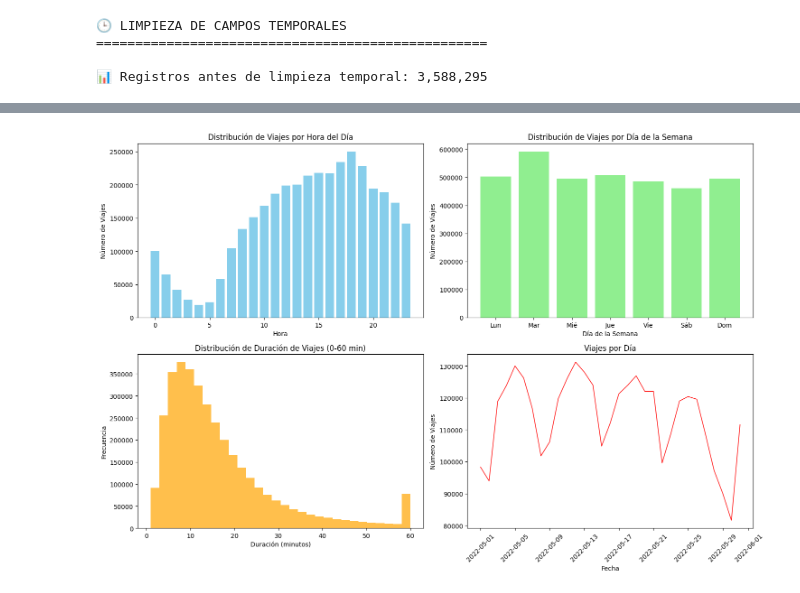
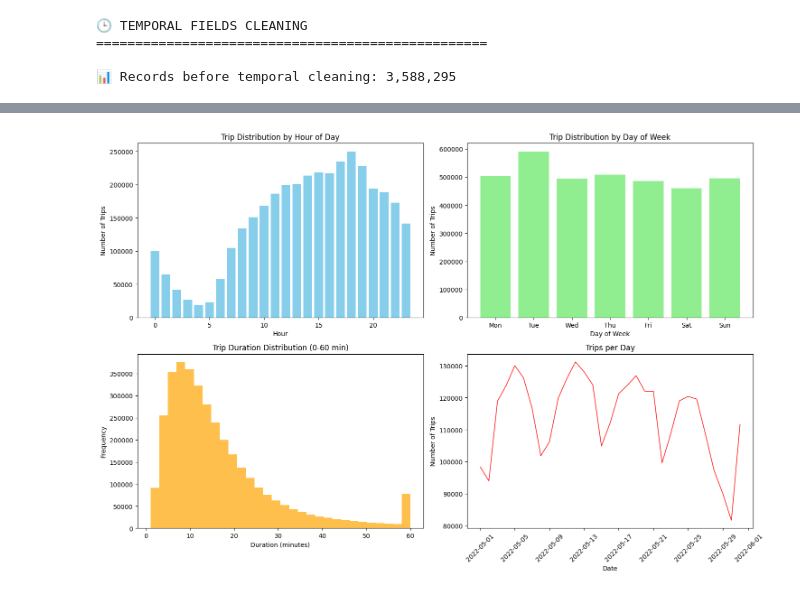
Before and after one commit to RicardoFW11/nyc_taxi_project, a Jupyter notebook: notebooks/02_preprocessing_pipeline.ipynb, the cells around one changed output, grey strips where cells are left out. Cells and saved outputs as stored; diff of their text form; code cells hidden in the pictures.

```diff
--- a/notebooks/02_preprocessing_pipeline.ipynb
+++ b/notebooks/02_preprocessing_pipeline.ipynb
@@ -258,83 +258,83 @@ else:
 # %%
-# Ejecutar limpieza de datos temporales
-print("🕒 LIMPIEZA DE CAMPOS TEMPORALES")
+# Execute temporal data cleaning
+print("🕒 TEMPORAL FIELDS CLEANING")
 print("="*50)
 
-# Obtener estadísticas antes de la limpieza
+# Get statistics before cleaning
 initial_count = len(preprocessor.df)
-print(f"\n📊 Registros antes de limpieza temporal: {initial_count:,}")
+print(f"\n📊 Records before temporal cleaning: {initial_count:,}")
 
-# Ejecutar limpieza temporal
+# Execute temporal cleaning
 cleaned_temporal = preprocessor.clean_datetime_fields()
 temporal_stats = preprocessor.preprocessing_stats['datetime_cleaning']
 
-print(f"\n🧹 RESULTADOS DE LIMPIEZA TEMPORAL:")
-print(f"   Registros procesados: {temporal_stats['initial_count']:,}")
-print(f"   Registros finales: {temporal_stats['final_count']:,}")
-print(f"   Registros removidos: {temporal_stats['removed_records']:,}")
-print(f"   Porcentaje removido: {temporal_stats['removal_percentage']:.2f}%")
+print(f"\n🧹 TEMPORAL CLEANING RESULTS:")
+print(f"   Records processed: {temporal_stats['initial_count']:,}")
+print(f"   Final records: {temporal_stats['final_count']:,}")
+print(f"   Records removed: {temporal_stats['removed_records']:,}")
+print(f"   Percentage removed: {temporal_stats['removal_percentage']:.2f}%")
 
-# Verificar la calidad de los datos temporales después de la limpieza
+# Verify temporal data quality after cleaning
 if len(preprocessor.df) > 0:
-    print(f"\n🔍 CALIDAD DE DATOS TEMPORALES POST-LIMPIEZA:")
+    print(f"\n🔍 TEMPORAL DATA QUALITY POST-CLEANING:")
 
-    # Verificar rango de fechas
+    # Verify date ranges
     min_pickup = preprocessor.df['tpep_pickup_datetime'].min()
     max_pickup = preprocessor.df['tpep_pickup_datetime'].max()
     min_dropoff = preprocessor.df['tpep_dropoff_datetime'].min()
     max_dropoff = preprocessor.df['tpep_dropoff_datetime'].max()
 
-    print(f"   Rango de fechas de recogida: {min_pickup} a {max_pickup}")
-    print(f"   Rango de fechas de entrega: {min_dropoff} a {max_dropoff}")
+    print(f"   Pickup date range: {min_pickup} to {max_pickup}")
+    print(f"   Dropoff date range: {min_dropoff} to {max_dropoff}")
 
-    # Verificar duraciones si existe la columna
+    # Verify durations if column exists
     if 'trip_duration_minutes' in preprocessor.df.columns:
         durations = preprocessor.df['trip_duration_minutes']
 
-        print(f"\n   Estadísticas de duración (minutos):")
+        print(f"\n   Duration statistics (minutes):")
         print(f"   Min: {durations.min():.2f}, Max: {durations.max():.2f}")
-        print(f"   Media: {durations.mean():.2f}, Mediana: {durations.median():.2f}")
+        print(f"   Mean: {durations.mean():.2f}, Median: {durations.median():.2f}")
 
-        # Visualización de distribución temporal
+        # Temporal distribution visualization
         fig, axes = plt.subplots(2, 2, figsize=(15, 10))
 
-        # Distribución por hora del día
+        # Distribution by hour of day
         pickup_hour = preprocessor.df['tpep_pickup_datetime'].dt.hour
         hourly_counts = pickup_hour.value_counts().sort_index()
 
         axes[0,0].bar(hourly_counts.index, hourly_counts.values, color='skyblue')
-        axes[0,0].set_title('Distribución de Viajes por Hora del Día')
-        axes[0,0].set_xlabel('Hora')
-        axes[0,0].set_ylabel('Número de Viajes')
+        axes[0,0].set_title('Trip Distribution by Hour of Day')
+        axes[0,0].set_xlabel('Hour')
+        axes[0,0].set_ylabel('Number of Trips')
 
-        # Distribución por día de la semana
+        # Distribution by day of week
         pickup_weekday = preprocessor.df['tpep_pickup_datetime'].dt.dayofweek
         weekday_counts = pickup_weekday.value_counts().sort_index()
-        weekday_names = ['Lun', 'Mar', 'Mié', 'Jue', 'Vie', 'Sáb', 'Dom']
+        weekday_names = ['Mon', 'Tue', 'Wed', 'Thu', 'Fri', 'Sat', 'Sun']
 
         axes[0,1].bar(range(7), [weekday_counts.get(i, 0) for i in range(7)], color='lightgreen')
-        axes[0,1].set_title('Distribución de Viajes por Día de la Semana')
-        axes[0,1].set_xlabel('Día de la Semana')
-        axes[0,1].set_ylabel('Número de Viajes')
+        axes[0,1].set_title('Trip Distribution by Day of Week')
+        axes[0,1].set_xlabel('Day of Week')
+        axes[0,1].set_ylabel('Number of Trips')
         axes[0,1].set_xticks(range(7))
         axes[0,1].set_xticklabels(weekday_names)
 
-        # Distribución de duraciones (histograma)
+        # Trip duration distribution (histogram)
         axes[1,0].hist(durations.clip(0, 60), bins=30, color='orange', alpha=0.7)
-        axes[1,0].set_title('Distribución de Duración de Viajes (0-60 min)')
-        axes[1,0].set_xlabel('Duración (minutos)')
-        axes[1,0].set_ylabel('Frecuencia')
+        axes[1,0].set_title('Trip Duration Distribution (0-60 min)')
+        axes[1,0].set_xlabel('Duration (minutes)')
+        axes[1,0].set_ylabel('Frequency')
 
-        # Serie temporal de viajes por día
+        # Time series of trips per day
         daily_trips = preprocessor.df.groupby(preprocessor.df['tpep_pickup_datetime'].dt.date).size()
         axes[1,1].plot(daily_trips.index, daily_trips.values, color='red', linewidth=1)
-        axes[1,1].set_title('Viajes por Día')
-        axes[1,1].set_xlabel('Fecha')
-        axes[1,1].set_ylabel('Número de Viajes')
+        axes[1,1].set_title('Trips per Day')
+        axes[1,1].set_xlabel('Date')
+        axes[1,1].set_ylabel('Number of Trips')
         axes[1,1].tick_params(axis='x', rotation=45)
 
         plt.tight_layout()
         plt.show()
 else:
-    print("⚠️ No quedan datos después de la limpieza temporal!")
+    print("⚠️ No data remains after temporal cleaning!")
 # %% [output]
@@ -342,4 +342,4 @@ else:
-🕒 LIMPIEZA DE CAMPOS TEMPORALES
+🕒 TEMPORAL FIELDS CLEANING
 ==================================================
 
-📊 Registros antes de limpieza temporal: 3,588,295
+📊 Records before temporal cleaning: 3,588,295
@@ -371,2 +371,2 @@ else:
-[figure, old version]
+[figure, new version]
 # %% [markdown]
```
Also changed, not shown: parts of 23 cells of this notebook, 19 other files.
